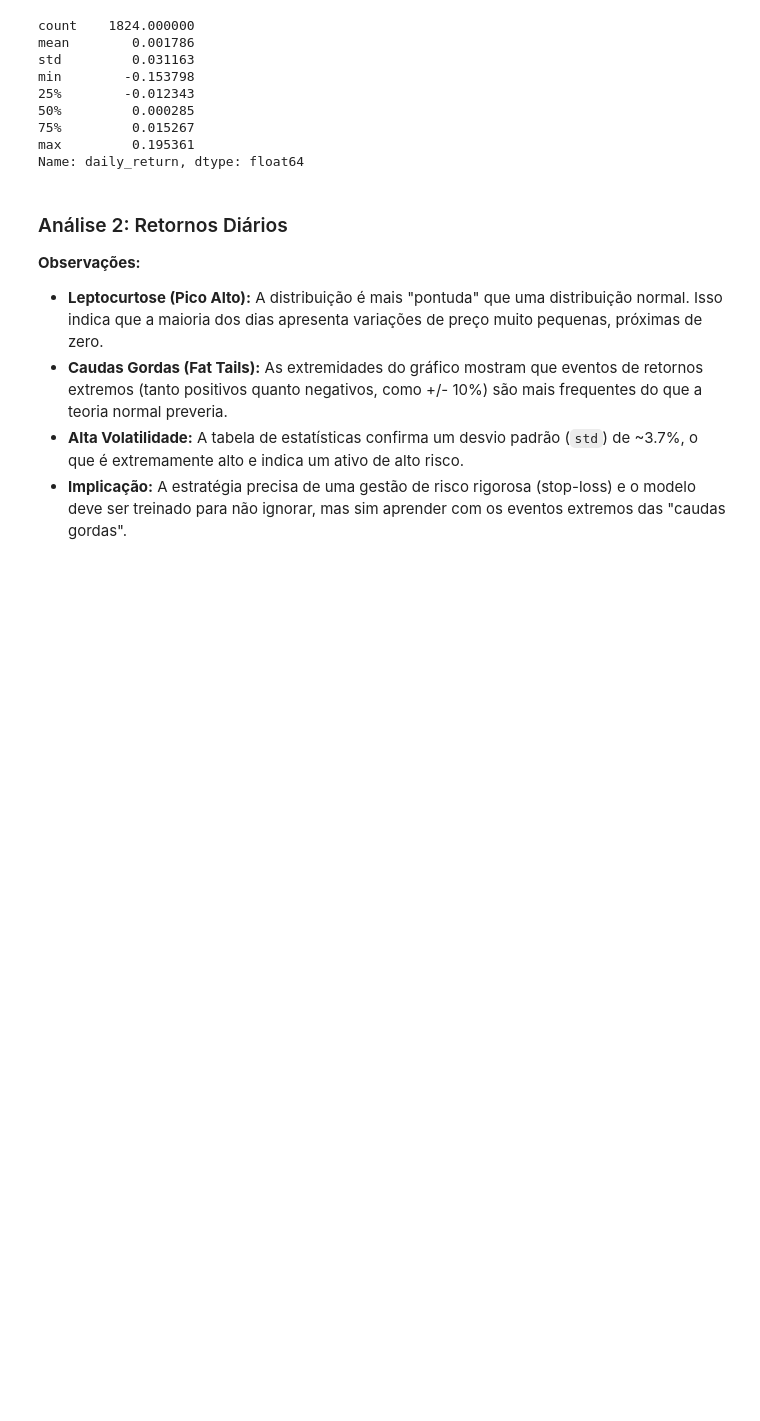
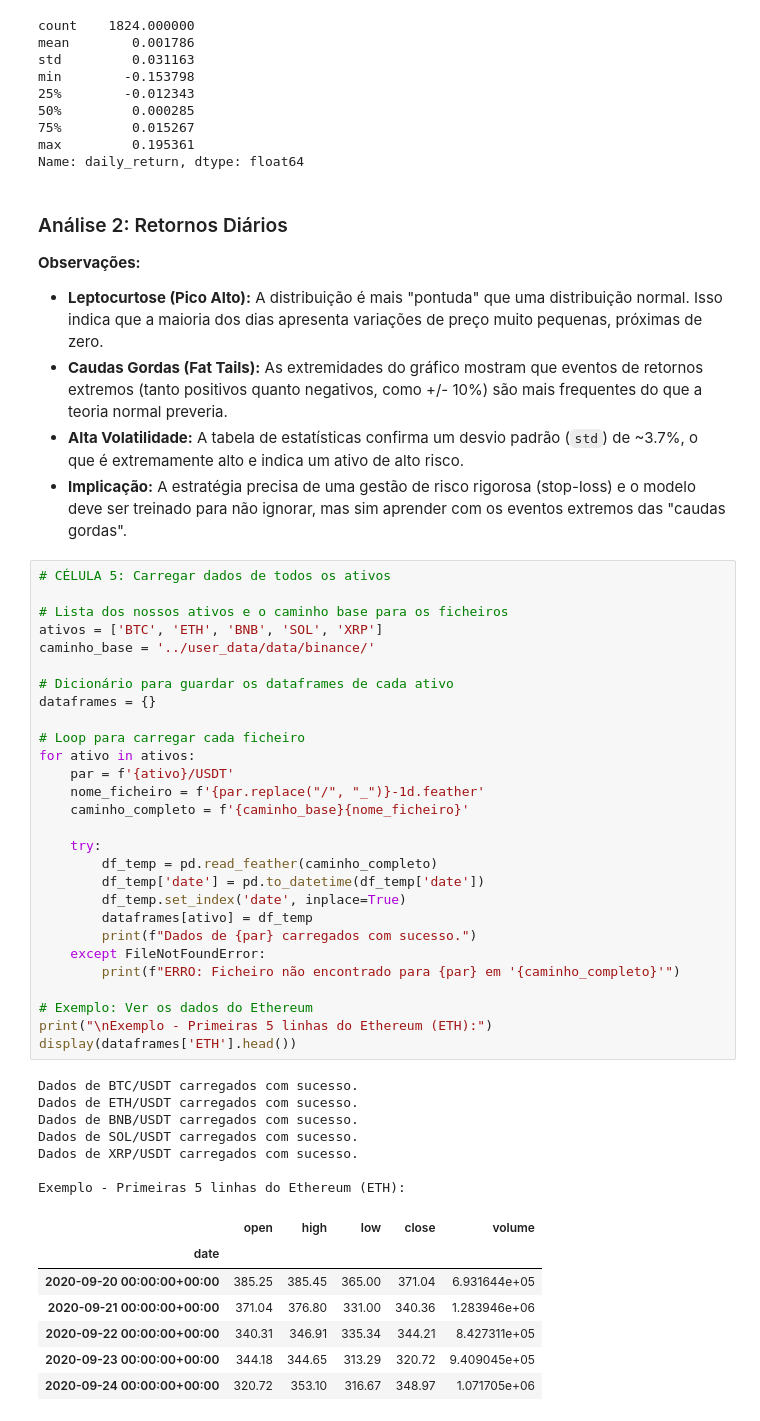
Before and after one commit to bernini10/oraculo-de-bitcoin, a Jupyter notebook: notebooks/01-Data-Exploration.ipynb, the cells around one changed output. Drawn from its saved outputs; the diff is of its cells as text; blank space fills up the shorter version.

```diff
--- a/notebooks/01-Data-Exploration.ipynb
+++ b/notebooks/01-Data-Exploration.ipynb
@@ -97,3 +97,46 @@ Name: daily_return, dtype: float64
 *   **Caudas Gordas (Fat Tails):** As extremidades do gráfico mostram que eventos de retornos extremos (tanto positivos quanto negativos, como +/- 10%) são mais frequentes do que a teoria normal preveria.
 *   **Alta Volatilidade:** A tabela de estatísticas confirma um desvio padrão (`std`) de ~3.7%, o que é extremamente alto e indica um ativo de alto risco.
 *   **Implicação:** A estratégia precisa de uma gestão de risco rigorosa (stop-loss) e o modelo deve ser treinado para não ignorar, mas sim aprender com os eventos extremos das "caudas gordas".
+# %%
+# CÉLULA 5: Carregar dados de todos os ativos
+
+# Lista dos nossos ativos e o caminho base para os ficheiros
+ativos = ['BTC', 'ETH', 'BNB', 'SOL', 'XRP']
+caminho_base = '../user_data/data/binance/'
+
+# Dicionário para guardar os dataframes de cada ativo
+dataframes = {}
+
+# Loop para carregar cada ficheiro
+for ativo in ativos:
+    par = f'{ativo}/USDT'
+    nome_ficheiro = f'{par.replace("/", "_")}-1d.feather'
+    caminho_completo = f'{caminho_base}{nome_ficheiro}'
+
+    try:
+        df_temp = pd.read_feather(caminho_completo)
+        df_temp['date'] = pd.to_datetime(df_temp['date'])
+        df_temp.set_index('date', inplace=True)
+        dataframes[ativo] = df_temp
+        print(f"Dados de {par} carregados com sucesso.")
+    except FileNotFoundError:
+        print(f"ERRO: Ficheiro não encontrado para {par} em '{caminho_completo}'")
+
+# Exemplo: Ver os dados do Ethereum
+print("\nExemplo - Primeiras 5 linhas do Ethereum (ETH):")
+display(dataframes['ETH'].head())
+# %% [output]
+Dados de BTC/USDT carregados com sucesso.
+Dados de ETH/USDT carregados com sucesso.
+Dados de BNB/USDT carregados com sucesso.
+Dados de SOL/USDT carregados com sucesso.
+Dados de XRP/USDT carregados com sucesso.
+
+Exemplo - Primeiras 5 linhas do Ethereum (ETH):
+|  | open | high | low | close | volume |
+| date |  |  |  |  |  |
+| 2020-09-20 00:00:00+00:00 | 385.25 | 385.45 | 365.00 | 371.04 | 6.931644e+05 |
+| 2020-09-21 00:00:00+00:00 | 371.04 | 376.80 | 331.00 | 340.36 | 1.283946e+06 |
+| 2020-09-22 00:00:00+00:00 | 340.31 | 346.91 | 335.34 | 344.21 | 8.427311e+05 |
+| 2020-09-23 00:00:00+00:00 | 344.18 | 344.65 | 313.29 | 320.72 | 9.409045e+05 |
+| 2020-09-24 00:00:00+00:00 | 320.72 | 353.10 | 316.67 | 348.97 | 1.071705e+06 |
```
Also changed, not shown: parts of 3 cells of this notebook.
